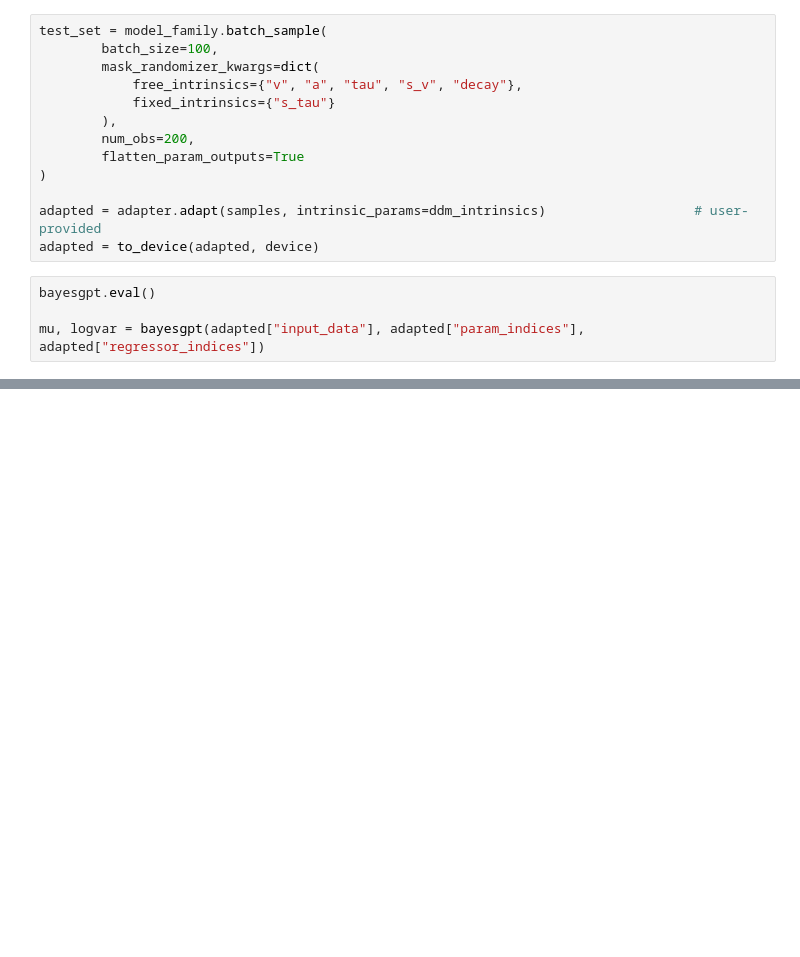
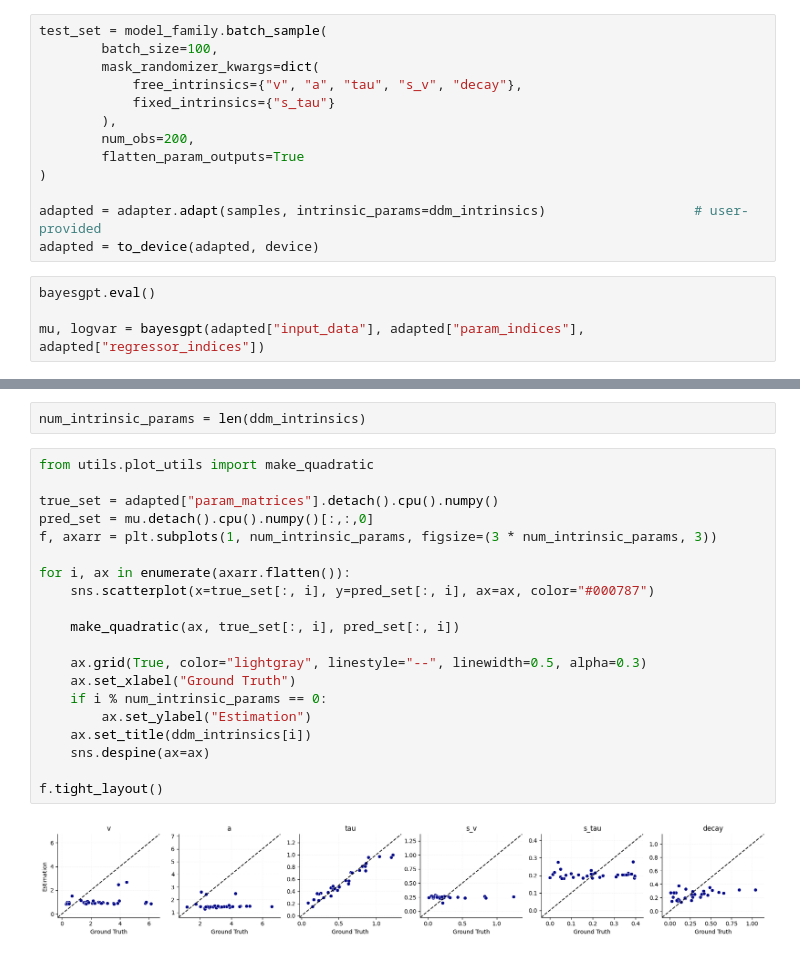
Before and after one commit to bayesflow-org/CogFormer, a Jupyter notebook: playgrounds/testing_workflow.ipynb, the cells around one changed output, grey strips where cells are left out. Cells and saved outputs as stored; diff of their text form; blank space fills up the shorter version.

```diff
--- a/playgrounds/testing_workflow.ipynb
+++ b/playgrounds/testing_workflow.ipynb
@@ -402,0 +425,24 @@ plt.scatter(true, pred)
+# %%
+num_intrinsic_params = len(ddm_intrinsics)
+# %%
+from utils.plot_utils import make_quadratic
+
+true_set = adapted["param_matrices"].detach().cpu().numpy()
+pred_set = mu.detach().cpu().numpy()[:,:,0]
+f, axarr = plt.subplots(1, num_intrinsic_params, figsize=(3 * num_intrinsic_params, 3))
+
+for i, ax in enumerate(axarr.flatten()):
+    sns.scatterplot(x=true_set[:, i], y=pred_set[:, i], ax=ax, color="#000787")
+
+    make_quadratic(ax, true_set[:, i], pred_set[:, i])
+
+    ax.grid(True, color="lightgray", linestyle="--", linewidth=0.5, alpha=0.3)
+    ax.set_xlabel("Ground Truth")
+    if i % num_intrinsic_params == 0:
+        ax.set_ylabel("Estimation")
+    ax.set_title(ddm_intrinsics[i])
+    sns.despine(ax=ax)
+
+f.tight_layout()
+# %% [output]
+[figure, added]
```
Also changed, not shown: parts of 9 cells of this notebook.
